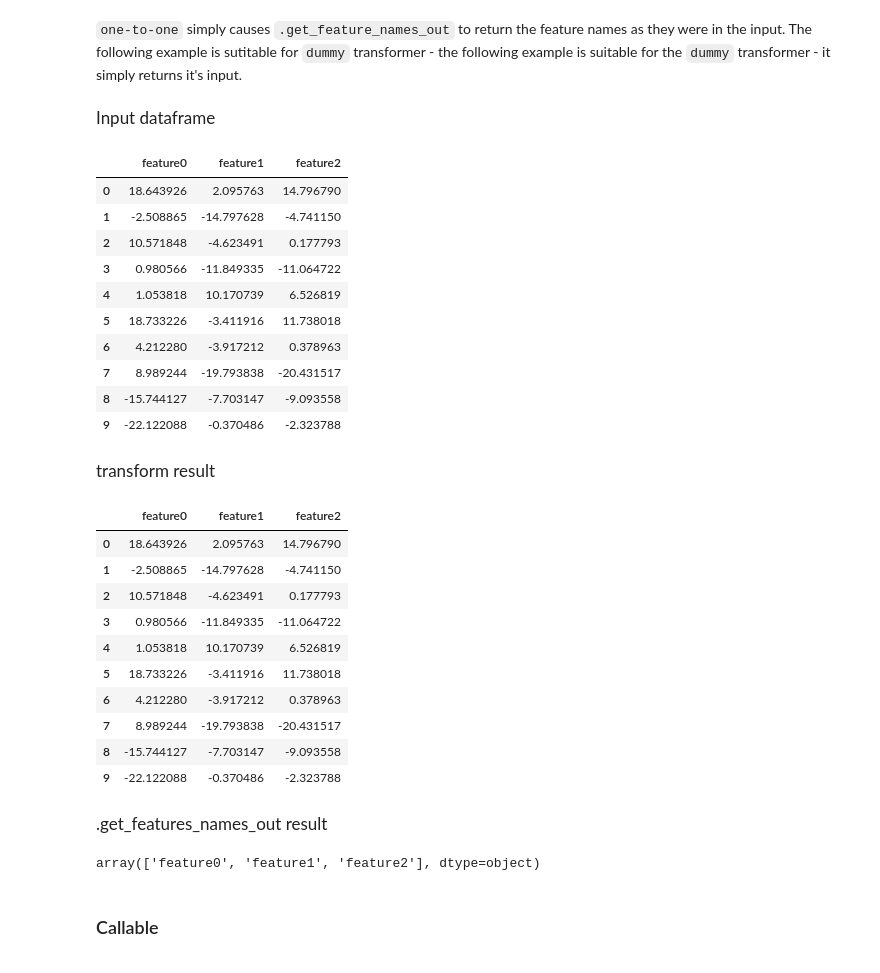
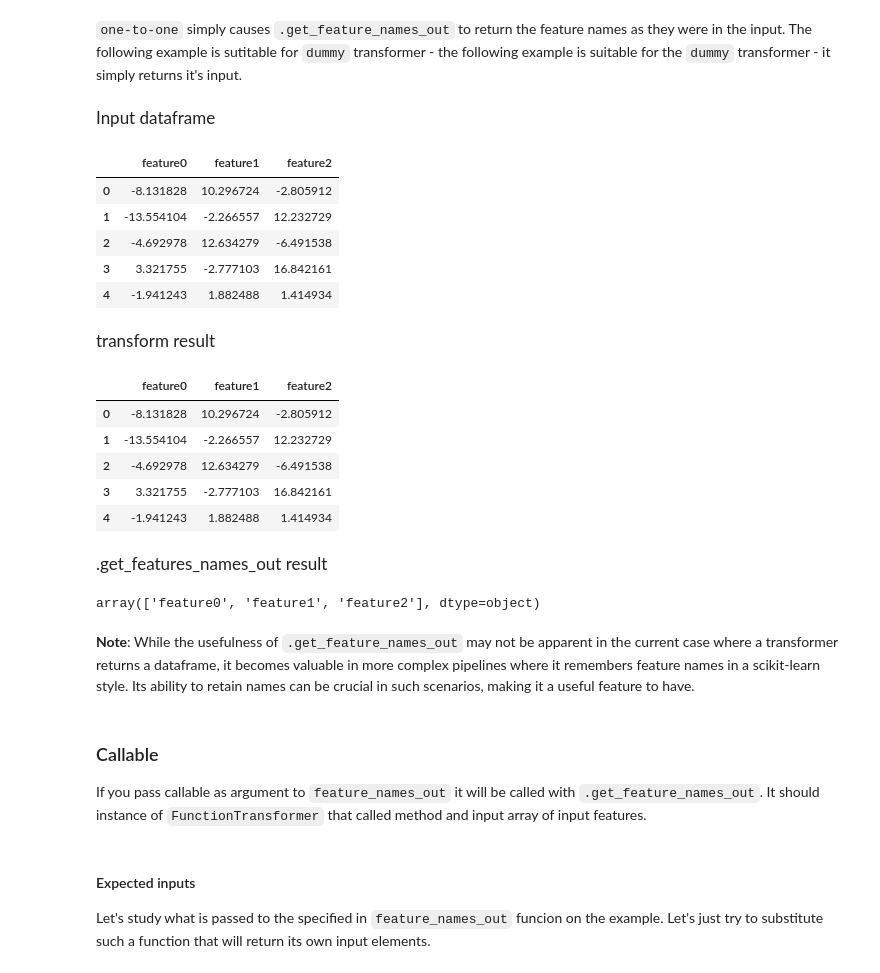
Before and after one commit to fedorkobak/knowledge, a Jupyter notebook: python/sklearn/features_names_out.ipynb, the cells around one changed output. Saved outputs shown, nothing was run; the diff lists cells and outputs as text; code cells hidden in the pictures.

```diff
--- a/python/sklearn/features_names_out.ipynb
+++ b/python/sklearn/features_names_out.ipynb
@@ -15,6 +15,13 @@ from sklearn.preprocessing import (
     FunctionTransformer,
     StandardScaler
 )
+
+# this is frame with few numeric columns that
+# is typically used for examples
+input_frame = pd.DataFrame({
+    f"feature{n}" : np.random.normal(0, 10, 5)
+    for n in range(3)
+})
 # %% [markdown]
 ## Defined names
 # %% [markdown]
@@ -29,10 +36,6 @@ There are converters that specify columns output names by themselves. In them yo
 # %% [markdown]
 So in the following example cell is for `StandardScaler` - it just keeps names of the input array:
 # %%
-input_frame = pd.DataFrame({
-    f"feature{n}" : np.random.normal(0, 10, 10)
-    for n in range(3)
-})
 display(HTML(header_template.format("Input dataframe")))
 display(input_frame)
 
@@ -79,48 +72,42 @@ You have to specify `feature_names_out`. It can be `"one-to-one"` or something c
 # %% [markdown]
 `one-to-one` simply causes `.get_feature_names_out` to return the feature names as they were in the input. The following example is sutitable for `dummy` transformer - the following example is suitable for the `dummy` transformer - it simply returns it's input.
 # %%
-input_frame = pd.DataFrame({
-    f"feature{n}" : np.random.normal(0, 10, 10)
-    for n in range(3)
-})
 display(HTML(header_template.format("Input dataframe")))
 display(input_frame)
 
 my_scaler = FunctionTransformer(
     lambda X : X,
     feature_names_out = "one-to-one"
 )
 display(HTML(header_template.format("transform result")))
 display(my_scaler.fit_transform(input_frame))
 
 display(HTML(header_template.format(".get_features_names_out result")))
 display(my_scaler.get_feature_names_out())
 # %% [output]
 Input dataframe
 |  | feature0 | feature1 | feature2 |
-| 0 | 18.643926 | 2.095763 | 14.796790 |
-| 1 | -2.508865 | -14.797628 | -4.741150 |
-| 2 | 10.571848 | -4.623491 | 0.177793 |
-| 3 | 0.980566 | -11.849335 | -11.064722 |
-| 4 | 1.053818 | 10.170739 | 6.526819 |
-| 5 | 18.733226 | -3.411916 | 11.738018 |
-| 6 | 4.212280 | -3.917212 | 0.378963 |
-| 7 | 8.989244 | -19.793838 | -20.431517 |
-| 8 | -15.744127 | -7.703147 | -9.093558 |
-| 9 | -22.122088 | -0.370486 | -2.323788 |
+| 0 | -8.131828 | 10.296724 | -2.805912 |
+| 1 | -13.554104 | -2.266557 | 12.232729 |
+| 2 | -4.692978 | 12.634279 | -6.491538 |
+| 3 | 3.321755 | -2.777103 | 16.842161 |
+| 4 | -1.941243 | 1.882488 | 1.414934 |
 transform result
 |  | feature0 | feature1 | feature2 |
-| 0 | 18.643926 | 2.095763 | 14.796790 |
-| 1 | -2.508865 | -14.797628 | -4.741150 |
-| 2 | 10.571848 | -4.623491 | 0.177793 |
-| 3 | 0.980566 | -11.849335 | -11.064722 |
-| 4 | 1.053818 | 10.170739 | 6.526819 |
-| 5 | 18.733226 | -3.411916 | 11.738018 |
-| 6 | 4.212280 | -3.917212 | 0.378963 |
-| 7 | 8.989244 | -19.793838 | -20.431517 |
-| 8 | -15.744127 | -7.703147 | -9.093558 |
-| 9 | -22.122088 | -0.370486 | -2.323788 |
+| 0 | -8.131828 | 10.296724 | -2.805912 |
+| 1 | -13.554104 | -2.266557 | 12.232729 |
+| 2 | -4.692978 | 12.634279 | -6.491538 |
+| 3 | 3.321755 | -2.777103 | 16.842161 |
+| 4 | -1.941243 | 1.882488 | 1.414934 |
 .get_features_names_out result
 array(['feature0', 'feature1', 'feature2'], dtype=object)
+# %% [markdown]
+**Note**: While the usefulness of `.get_feature_names_out` may not be apparent in the current case where a transformer returns a dataframe, it becomes valuable in more complex pipelines where it remembers feature names in a scikit-learn style. Its ability to retain names can be crucial in such scenarios, making it a useful feature to have.
 # %% [markdown]
 ### Callable
+
+If you pass callable as argument to `feature_names_out` it will be called with `.get_feature_names_out`. It should instance of `FunctionTransformer` that called method and input array of input features.
+# %% [markdown]
+#### Expected inputs
+
+Let's study what is passed to the specified in `feature_names_out` funcion on the example. Let's just try to substitute such a function that will return its own input elements.
```
Also changed, not shown: parts of 6 cells of this notebook, 1 other file.
